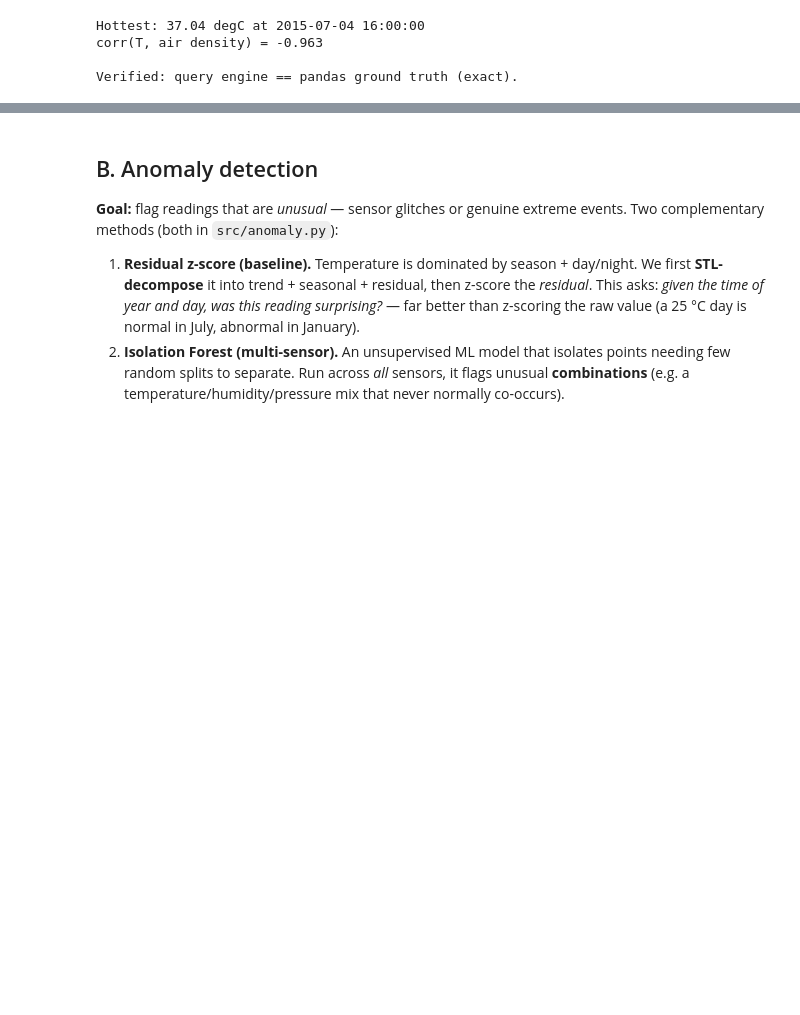
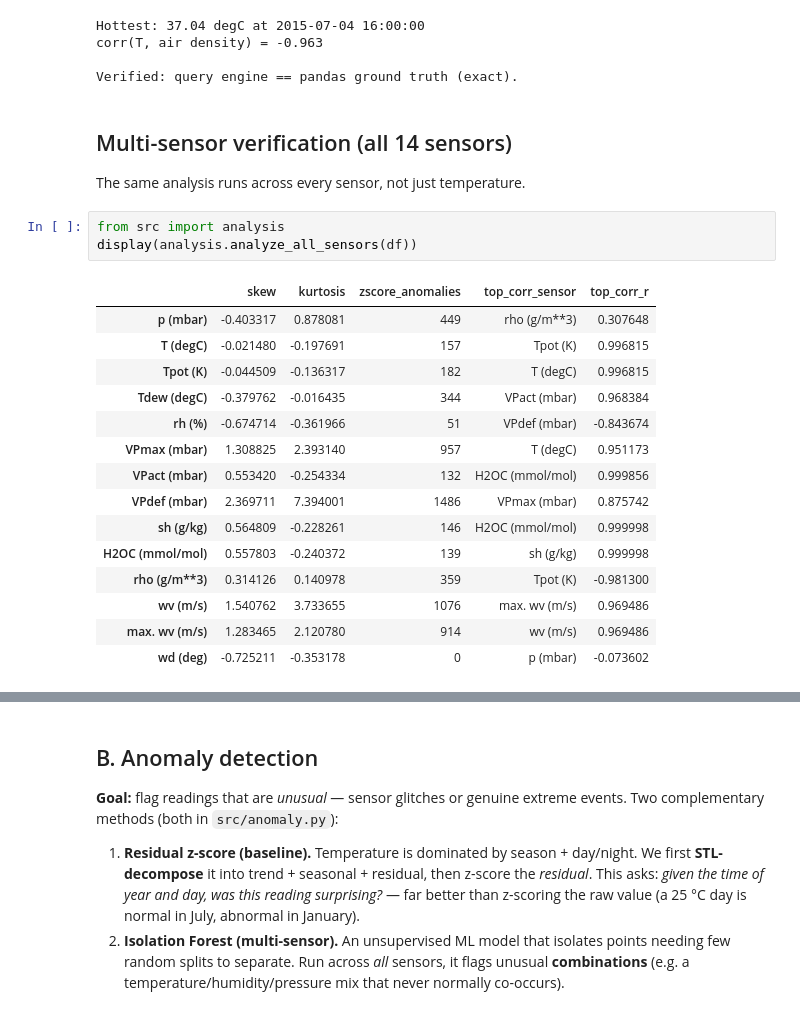
Before and after one commit to bellosahmed/time_series_hci, a Jupyter notebook: v1/notebooks/02_methods_and_evaluation.ipynb, the cells around one changed output, grey strips where cells are left out. Cells and saved outputs as stored; diff of their text form; blank space fills up the shorter version.

```diff
--- a/v1/notebooks/02_methods_and_evaluation.ipynb
+++ b/v1/notebooks/02_methods_and_evaluation.ipynb
@@ -88,3 +88,26 @@ Hottest: 37.04 degC at 2015-07-04 16:00:00
 corr(T, air density) = -0.963
 
 Verified: query engine == pandas ground truth (exact).
+# %% [markdown]
+## Multi-sensor verification (all 14 sensors)
+
+The same analysis runs across every sensor, not just temperature.
+# %%
+from src import analysis
+display(analysis.analyze_all_sensors(df))
+# %% [output]
+|  | skew | kurtosis | zscore_anomalies | top_corr_sensor | top_corr_r |
+| p (mbar) | -0.403317 | 0.878081 | 449 | rho (g/m**3) | 0.307648 |
+| T (degC) | -0.021480 | -0.197691 | 157 | Tpot (K) | 0.996815 |
+| Tpot (K) | -0.044509 | -0.136317 | 182 | T (degC) | 0.996815 |
+| Tdew (degC) | -0.379762 | -0.016435 | 344 | VPact (mbar) | 0.968384 |
+| rh (%) | -0.674714 | -0.361966 | 51 | VPdef (mbar) | -0.843674 |
+| VPmax (mbar) | 1.308825 | 2.393140 | 957 | T (degC) | 0.951173 |
+| VPact (mbar) | 0.553420 | -0.254334 | 132 | H2OC (mmol/mol) | 0.999856 |
+| VPdef (mbar) | 2.369711 | 7.394001 | 1486 | VPmax (mbar) | 0.875742 |
+| sh (g/kg) | 0.564809 | -0.228261 | 146 | H2OC (mmol/mol) | 0.999998 |
+| H2OC (mmol/mol) | 0.557803 | -0.240372 | 139 | sh (g/kg) | 0.999998 |
+| rho (g/m**3) | 0.314126 | 0.140978 | 359 | Tpot (K) | -0.981300 |
+| wv (m/s) | 1.540762 | 3.733655 | 1076 | max. wv (m/s) | 0.969486 |
+| max. wv (m/s) | 1.283465 | 2.120780 | 914 | wv (m/s) | 0.969486 |
+| wd (deg) | -0.725211 | -0.353178 | 0 | p (mbar) | -0.073602 |
```
Also changed, not shown: parts of 2 cells of this notebook, 1 other file.
